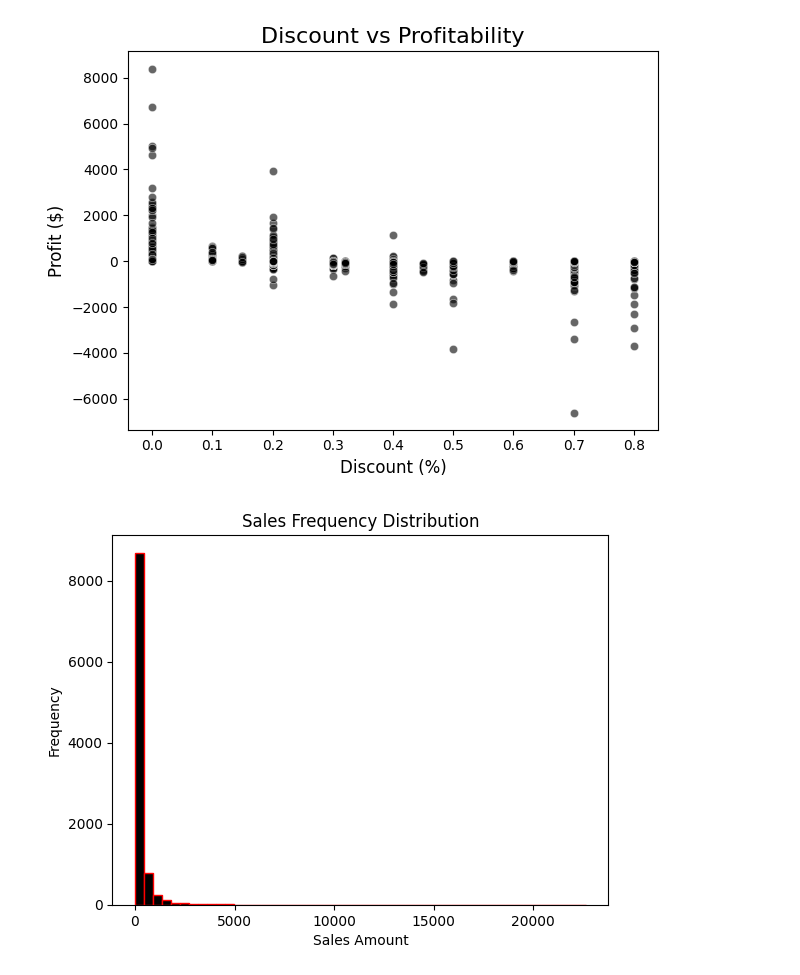
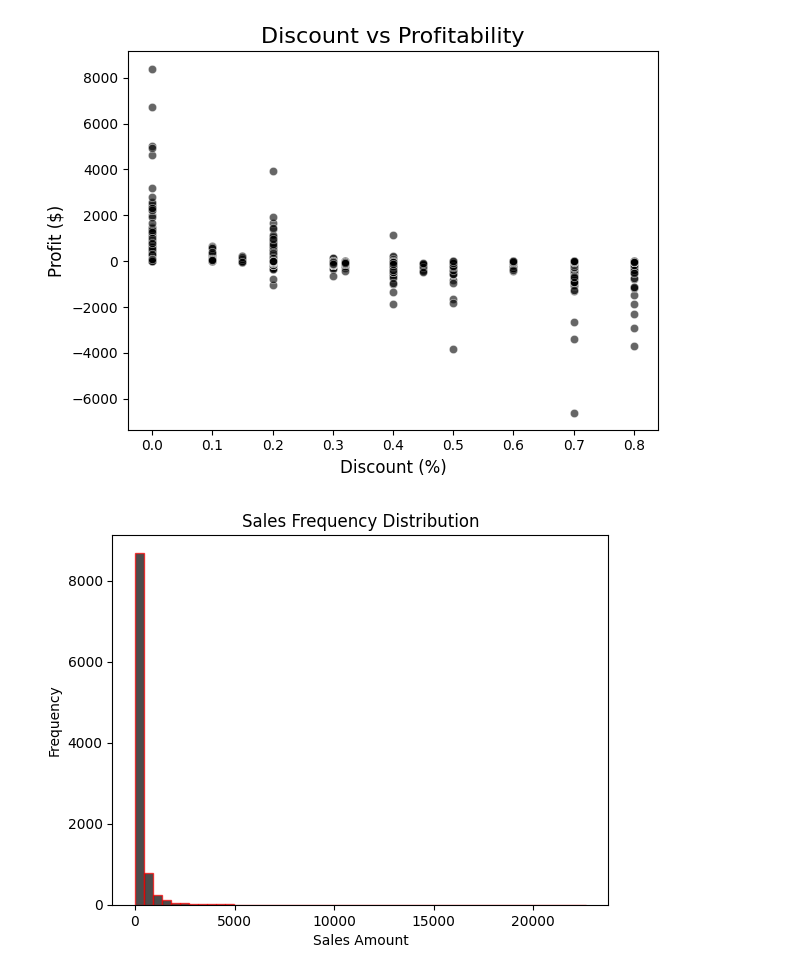
Before and after one commit to vutikurishanmukha9/PythonCourseWork, a Jupyter notebook: Assignments/06.Assignment.ipynb, the cells around one changed output. Drawn from its saved outputs; the diff is of its cells as text; code cells hidden in the pictures.

```diff
--- a/Assignments/06.Assignment.ipynb
+++ b/Assignments/06.Assignment.ipynb
@@ -131,10 +131,10 @@ plt.show()
 # %%
 import matplotlib.pyplot as plt
 
-plt.hist(df["Sales"], bins=50, color='black', edgecolor='red')
+plt.hist(df["Sales"], bins=50, color='black', edgecolor='red', alpha = 0.7)
 plt.title('Sales Frequency Distribution')
 plt.xlabel('Sales Amount')
 plt.ylabel('Frequency')
 plt.show()
 # %% [output]
-[figure, old version]
+[figure, new version]
```
